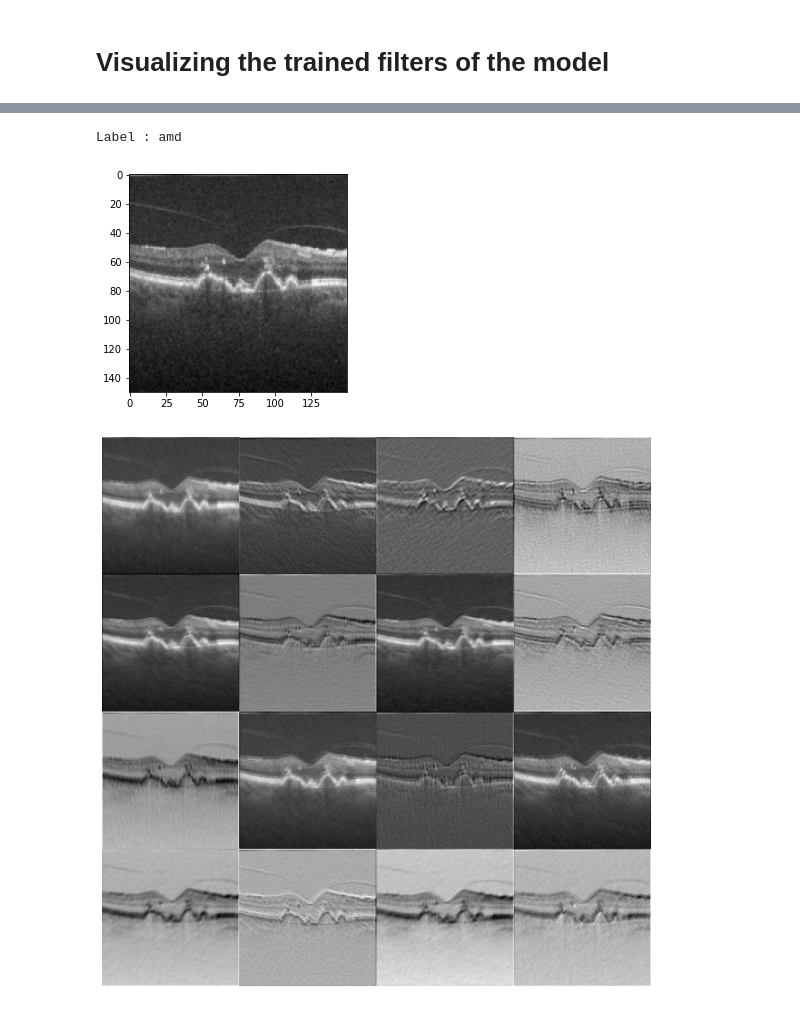
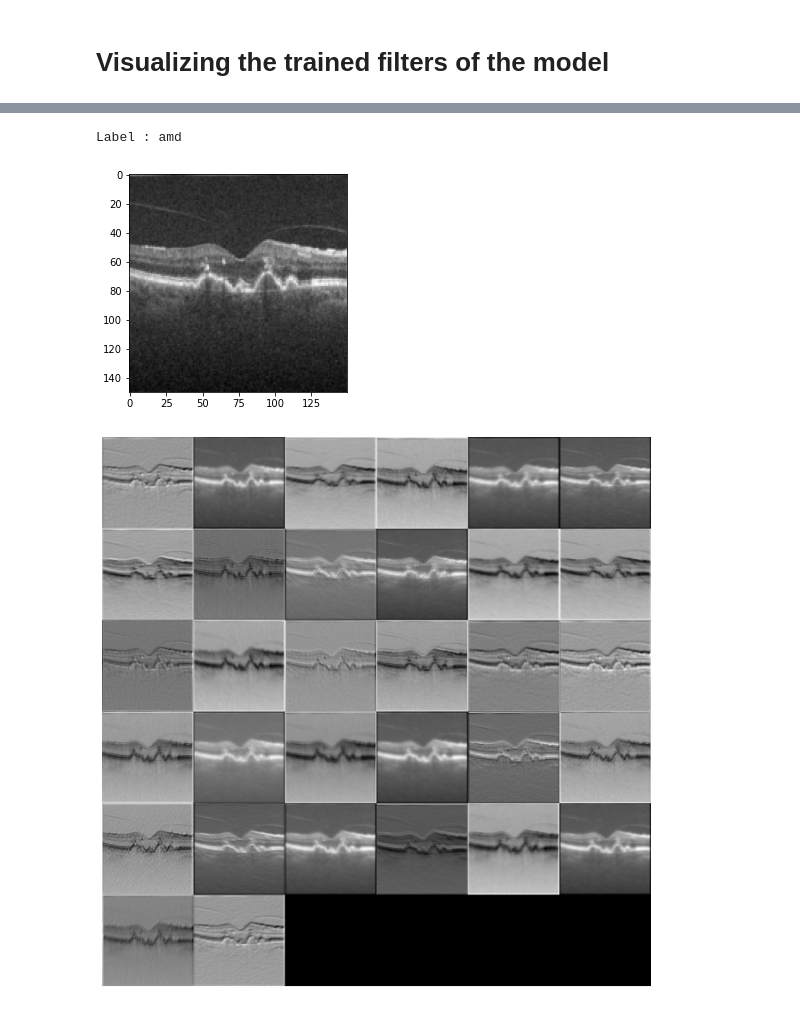
Before and after one commit to Coohrentiin/BIO583_Detection_of_retinal_diseases, a Jupyter notebook: solution2/cnn.ipynb, the cells around one changed output, grey strips where cells are left out. Drawn from its saved outputs; the diff is of its cells as text; code cells hidden in the pictures.

```diff
--- a/solution2/cnn.ipynb
+++ b/solution2/cnn.ipynb
@@ -297,7 +299,7 @@ PATH = './model_retiNetB.pth'
 torch.save(model.state_dict(), PATH)
 """
 # %%
-"""#reload model if needed
+#reload model if needed
+PATH = './model_retiNetB.pth'
 model = RetiNetBClassification()
 model.load_state_dict(torch.load(PATH))
-"""
@@ -397,14 +471,15 @@ visualization = imarraysc(model.network[0].weight, spacing=1)
 # %%
 img, label = train_dataset[0]
 display_img(img,label)
 img = img.reshape(1,1,150,150)
 """transform = transforms.Compose([
     transforms.Grayscale(num_output_channels=1),transforms.Resize((150,150)),transforms.ToTensor()])"""
 output_first_layer = F.conv2d(img, model.network[0].weight, padding = 1)
-
+output_second_layer = F.conv2d(output_first_layer, model.network[2].weight, padding = 2)
 plt.figure(figsize=(12,12))
-visualization = imarraysc(t2im(output_first_layer))
+#visualization = imarraysc(t2im(output_first_layer))
+visualization2 = imarraysc(t2im(output_second_layer))
 # %% [output]
 Label : amd
 [figure]
-[figure, old version]
+[figure, new version]
```
Also changed, not shown: parts of 16 cells of this notebook, 1 other file.
